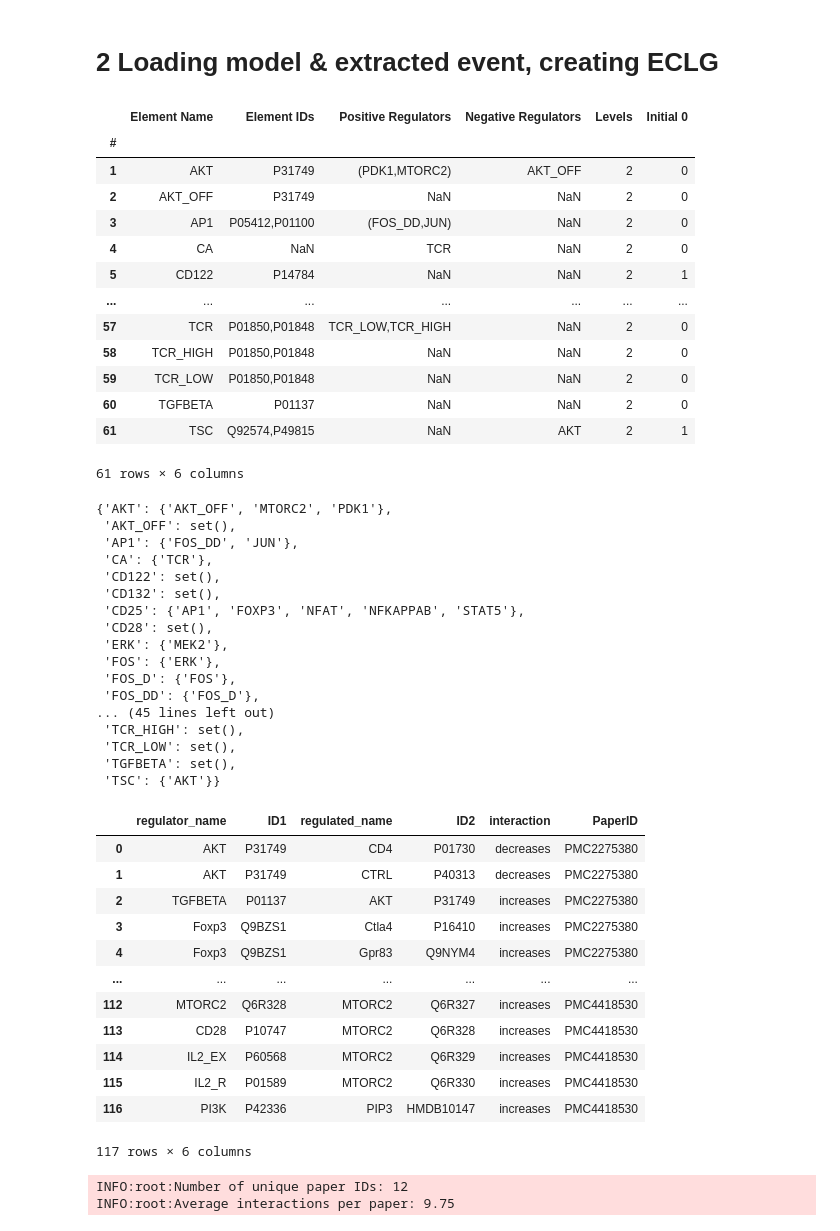
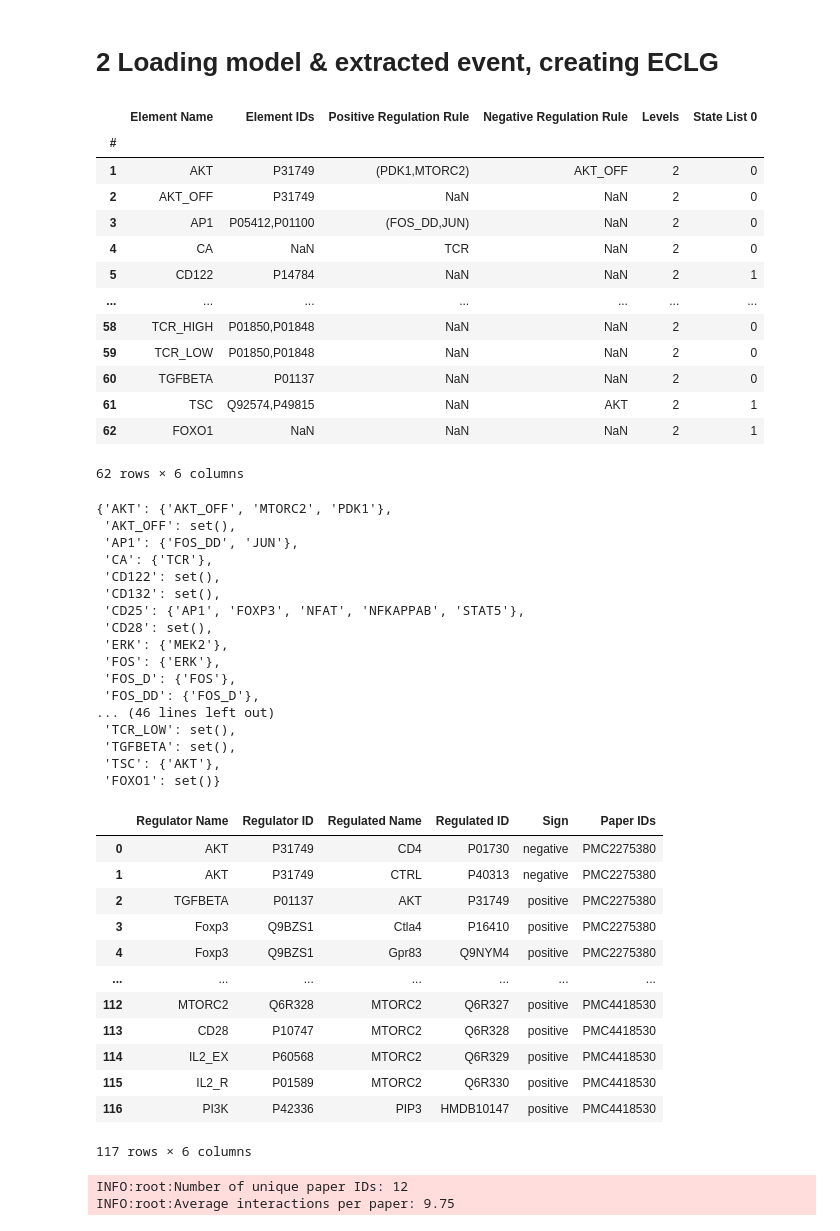
Before and after one commit to pitt-miskov-zivanov-lab/CLARINET, a Jupyter notebook: examples/use_CLARINET.ipynb, the cells around one changed output. Saved outputs shown, nothing was run; the diff lists cells and outputs as text; code cells hidden in the pictures.

```diff
--- a/examples/use_CLARINET.ipynb
+++ b/examples/use_CLARINET.ipynb
@@ -24,17 +24,17 @@ if not isExist:
     os.makedirs(in_dir)
 # %%
 # support your input baseline model here
-model_file = 'BooleanTcell.xlsx'
+model_file = 'BooleanTcell_biorecipe.xlsx'
 baseline = os.path.join(in_dir, model_file)
 # %%
 # Load baseline model file into two dictionaries
 # we highlight the key information of the baseline model
 from runClarinet import get_model
 model_dict, regulators = get_model(baseline)
 df_model = pd.read_excel(baseline, index_col=0)
-df_model[['Element Name','Element IDs','Positive Regulators','Negative Regulators','Levels','Initial 0']]
+df_model[['Element Name','Element IDs','Positive Regulation Rule','Negative Regulation Rule','Levels','State List 0']]
 # %% [output]
-|  | Element Name | Element IDs | Positive Regulators | Negative Regulators | Levels | Initial 0 |
+|  | Element Name | Element IDs | Positive Regulation Rule | Negative Regulation Rule | Levels | State List 0 |
 | # |  |  |  |  |  |  |
 | 1 | AKT | P31749 | (PDK1,MTORC2) | AKT_OFF | 2 | 0 |
 | 2 | AKT_OFF | P31749 | NaN | NaN | 2 | 0 |
@@ -42,12 +42,12 @@ df_model[['Element Name','Element IDs','Positive Regulators','Negative Regulator
 | 4 | CA | NaN | TCR | NaN | 2 | 0 |
 | 5 | CD122 | P14784 | NaN | NaN | 2 | 1 |
 | ... | ... | ... | ... | ... | ... | ... |
-| 57 | TCR | P01850,P01848 | TCR_LOW,TCR_HIGH | NaN | 2 | 0 |
 | 58 | TCR_HIGH | P01850,P01848 | NaN | NaN | 2 | 0 |
 | 59 | TCR_LOW | P01850,P01848 | NaN | NaN | 2 | 0 |
 | 60 | TGFBETA | P01137 | NaN | NaN | 2 | 0 |
 | 61 | TSC | Q92574,P49815 | NaN | AKT | 2 | 1 |
+| 62 | FOXO1 | NaN | NaN | NaN | 2 | 1 |
-61 rows × 6 columns
+62 rows × 6 columns
 # %%
 # 'model_dict' is a dictionary that holds critical information of each baseline model element
 # 'regulators' is another dictionary that contains baseline model elements and corresponding regulator elements
@@ -66,10 +66,10 @@ regulators
  'FOS': {'ERK'},
  'FOS_D': {'FOS'},
  'FOS_DD': {'FOS_D'},
-... (45 lines left out)
- 'TCR_HIGH': set(),
+... (46 lines left out)
  'TCR_LOW': set(),
  'TGFBETA': set(),
- 'TSC': {'AKT'}}
+ 'TSC': {'AKT'},
+ 'FOXO1': set()}
 # %%
 # support your another input (extracted event information) here, it is from machine reading
@@ -78,20 +78,20 @@ reading = os.path.join(in_dir, reading_file)
 # %%
 # we highlight the key information of each event
 df_ro = pd.read_csv(reading)
-df_ro[['regulator_name', 'ID1', 'regulated_name','ID2', 'interaction', 'PaperID']]
+df_ro[['Regulator Name', 'Regulator ID', 'Regulated Name','Regulated ID', 'Sign', 'Paper IDs']]
 # %% [output]
-|  | regulator_name | ID1 | regulated_name | ID2 | interaction | PaperID |
-| 0 | AKT | P31749 | CD4 | P01730 | decreases | PMC2275380 |
-| 1 | AKT | P31749 | CTRL | P40313 | decreases | PMC2275380 |
-| 2 | TGFBETA | P01137 | AKT | P31749 | increases | PMC2275380 |
-| 3 | Foxp3 | Q9BZS1 | Ctla4 | P16410 | increases | PMC2275380 |
-| 4 | Foxp3 | Q9BZS1 | Gpr83 | Q9NYM4 | increases | PMC2275380 |
+|  | Regulator Name | Regulator ID | Regulated Name | Regulated ID | Sign | Paper IDs |
+| 0 | AKT | P31749 | CD4 | P01730 | negative | PMC2275380 |
+| 1 | AKT | P31749 | CTRL | P40313 | negative | PMC2275380 |
+| 2 | TGFBETA | P01137 | AKT | P31749 | positive | PMC2275380 |
+| 3 | Foxp3 | Q9BZS1 | Ctla4 | P16410 | positive | PMC2275380 |
+| 4 | Foxp3 | Q9BZS1 | Gpr83 | Q9NYM4 | positive | PMC2275380 |
 | ... | ... | ... | ... | ... | ... | ... |
-| 112 | MTORC2 | Q6R328 | MTORC2 | Q6R327 | increases | PMC4418530 |
-| 113 | CD28 | P10747 | MTORC2 | Q6R328 | increases | PMC4418530 |
-| 114 | IL2_EX | P60568 | MTORC2 | Q6R329 | increases | PMC4418530 |
-| 115 | IL2_R | P01589 | MTORC2 | Q6R330 | increases | PMC4418530 |
-| 116 | PI3K | P42336 | PIP3 | HMDB10147 | increases | PMC4418530 |
+| 112 | MTORC2 | Q6R328 | MTORC2 | Q6R327 | positive | PMC4418530 |
+| 113 | CD28 | P10747 | MTORC2 | Q6R328 | positive | PMC4418530 |
+| 114 | IL2_EX | P60568 | MTORC2 | Q6R329 | positive | PMC4418530 |
+| 115 | IL2_R | P01589 | MTORC2 | Q6R330 | positive | PMC4418530 |
+| 116 | PI3K | P42336 | PIP3 | HMDB10147 | positive | PMC4418530 |
 117 rows × 6 columns
 # %%
 # create Event CoLlaboration Graph
```
Also changed, not shown: parts of 8 cells of this notebook, 22 other files.
